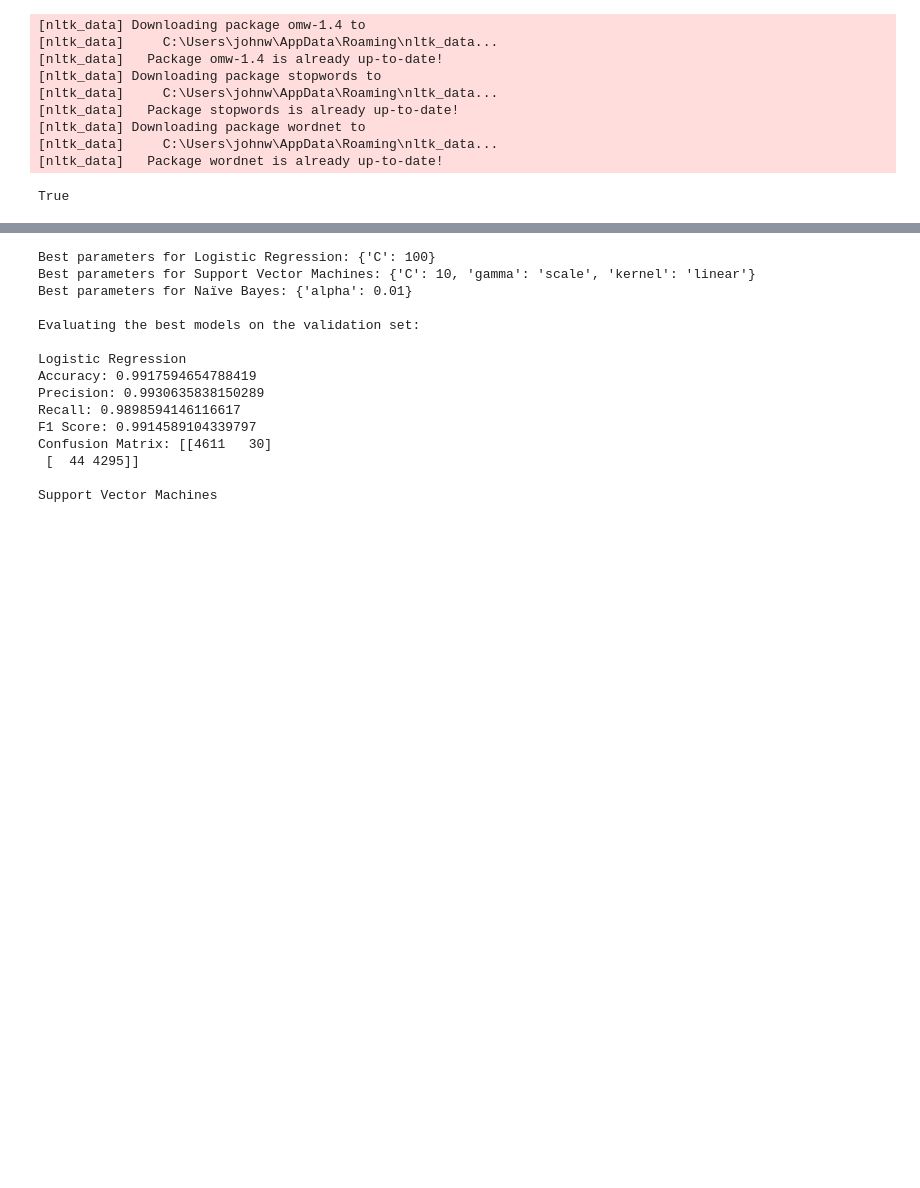
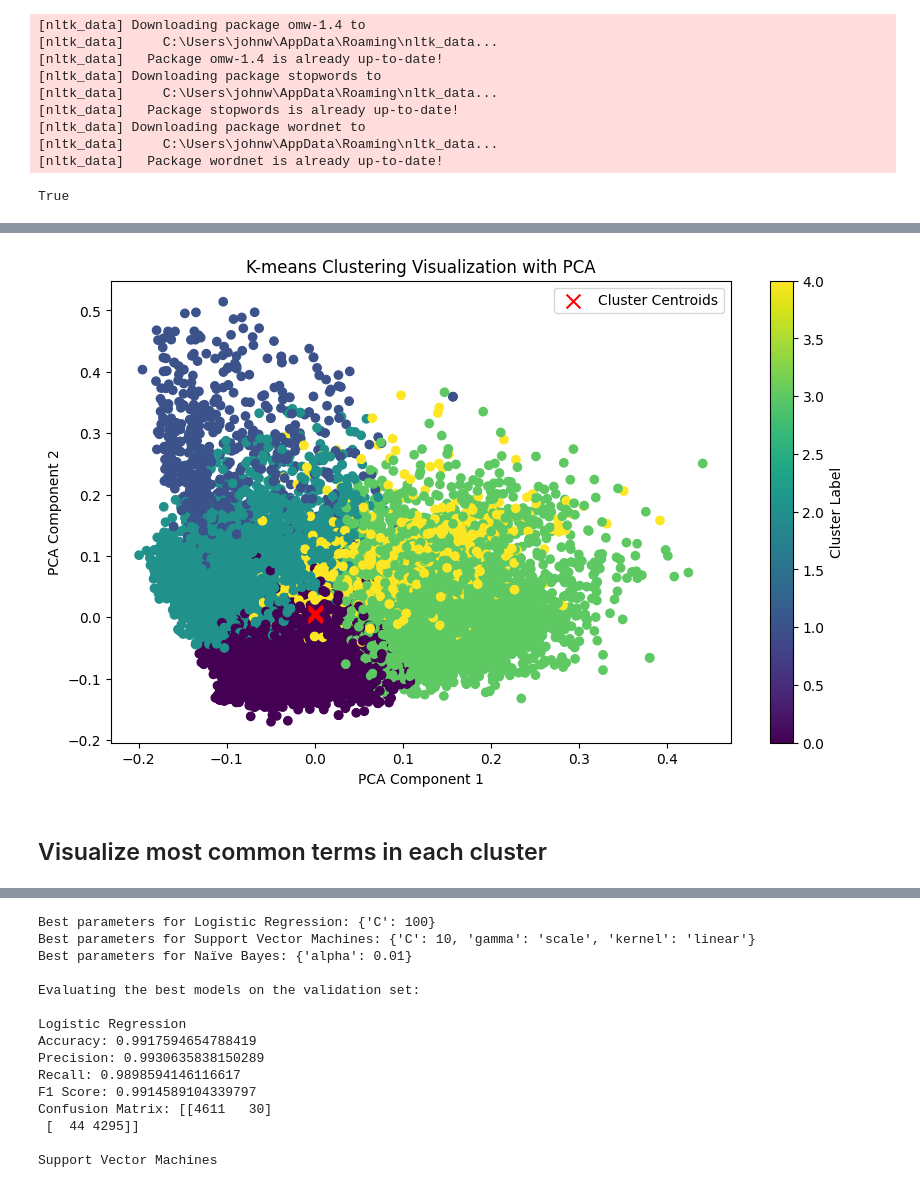
Before and after one commit to ivan00105/Seem2460-Final-Project, a Jupyter notebook: test.ipynb, the cells around one changed output, grey strips where cells are left out. Saved outputs shown, nothing was run; the diff lists cells and outputs as text; code cells hidden in the pictures; blank space fills up the shorter version.

```diff
--- a/test.ipynb
+++ b/test.ipynb
@@ -191,0 +316,12 @@ X_test_tfidf = vectorizer.transform(X_test)
+# %%
+from sklearn.cluster import KMeans
+from sklearn.decomposition import PCA
+
+
+# Determine the optimal number of clusters using the elbow method
+distortions = []
+K = range(1, 11)
+for k in K:
+    kmeans = KMeans(n_clusters=k)
+    kmeans.fit(X_train_tfidf)
+    distortions.append(kmeans.inertia_)
@@ -191,0 +332,28 @@ X_test_tfidf = vectorizer.transform(X_test)
+# %%
+# Find the elbow point
+kn = KneeLocator(K, distortions, curve='convex', direction='decreasing')
+optimal_k = kn.elbow
+
+# Apply K-means clustering with the optimal number of clusters
+kmeans = KMeans(n_clusters=optimal_k)
+kmeans.fit(X_train_tfidf)
+
+# Visualize the clusters using PCA
+pca = PCA(n_components=2)
+X_train_pca = pca.fit_transform(X_train_tfidf.toarray())
+
+plt.figure(figsize=(10, 6))
+plt.scatter(X_train_pca[:, 0], X_train_pca[:, 1], c=kmeans.labels_, cmap='viridis')
+plt.xlabel('PCA Component 1')
+plt.ylabel('PCA Component 2')
+plt.title('K-means Clustering Visualization with PCA')
+plt.colorbar().set_label('Cluster Label')
+
+# Plot cluster centroids
+plt.scatter(kmeans.cluster_centers_[:, 0], kmeans.cluster_centers_[:, 1], s=100, c='red', marker='x', label='Cluster Centroids')
+plt.legend()
+plt.show()
+# %% [output]
+[figure, added]
+# %% [markdown]
+## Visualize most common terms in each cluster
```
Also changed, not shown: parts of 18 cells of this notebook, 1 other file.
